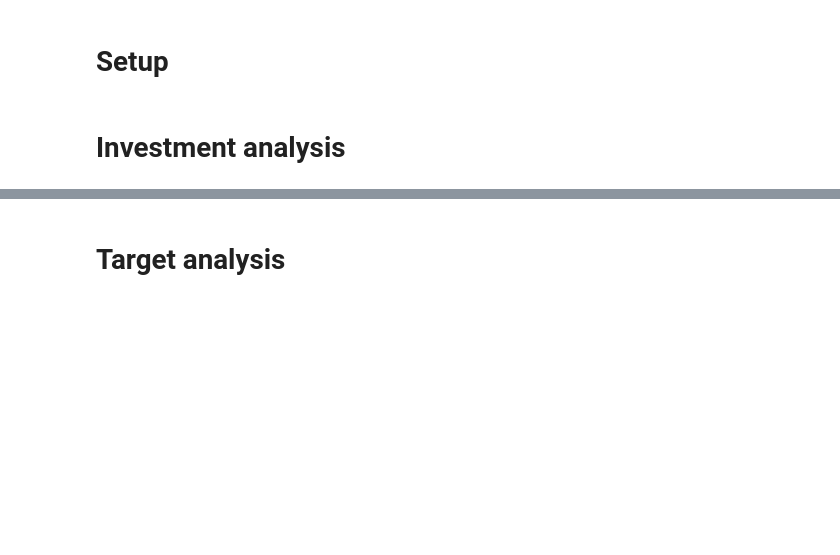
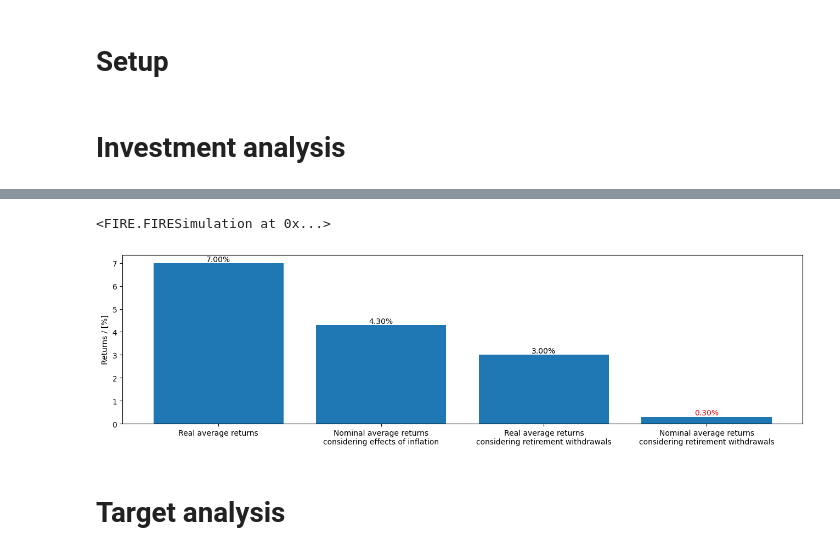
Before and after one commit to lvnou/fire-calculator, a Jupyter notebook: FIRE.ipynb, the cells around one changed output, grey strips where cells are left out. Drawn from its saved outputs; the diff is of its cells as text; code cells hidden in the pictures; blank space fills up the shorter version.

```diff
--- a/FIRE.ipynb
+++ b/FIRE.ipynb
@@ -67,3 +44,9 @@ Text(0.5, 1.0, 'Performance of reference investment = 1000€ over time')
+# %%
+plt.figure(figsize=(16,4))
+simulation.plot_growth_rates()
+# %% [output]
+<FIRE.FIRESimulation at 0x...>
+[figure, added]
 # %% [markdown]
 # Target analysis
 # %%
```
Also changed, not shown: parts of 8 cells of this notebook, 3 other files.
